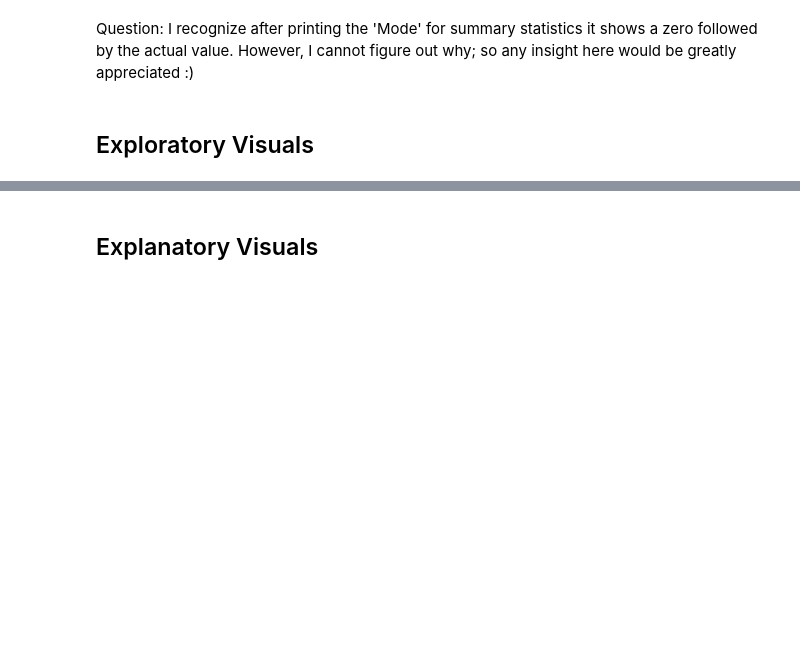
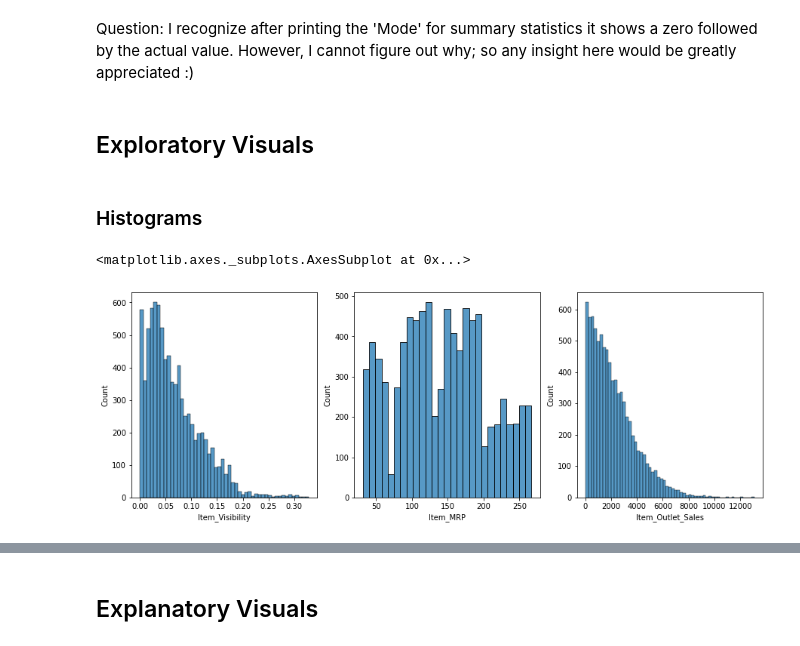
Before and after one commit to Zach-Hanson3/Food_Sales_Prediction_old, a Jupyter notebook: Food_Sales_Prediction.ipynb, the cells around one changed output, grey strips where cells are left out. Drawn from its saved outputs; the diff is of its cells as text; code cells hidden in the pictures; blank space fills up the shorter version.

```diff
--- a/Food_Sales_Prediction.ipynb
+++ b/Food_Sales_Prediction.ipynb
@@ -304,0 +306,17 @@ Question: I recognize after printing the 'Mode' for summary statistics it shows
+# %% [markdown]
+### Histograms
+# %%
+#Creating subplot to contain all our histograms
+fig, axes = plt.subplots(1, 3, figsize=(15, 5))
+
+#Adding 'Item_Visibility' to subplots
+sns.histplot(ax=axes[0], data=sales_df, x='Item_Visibility');
+
+#Adding 'Item_MRP' to subplots
+sns.histplot(ax=axes[1], data=sales_df, x='Item_MRP');
+
+#Adding 'Item_Outlet_Sales' to subplots
+sns.histplot(ax=axes[2], data=sales_df, x='Item_Outlet_Sales');
+# %% [output]
+<matplotlib.axes._subplots.AxesSubplot at 0x...>
+[figure, added]
```
Also changed, not shown: parts of 9 cells of this notebook.
